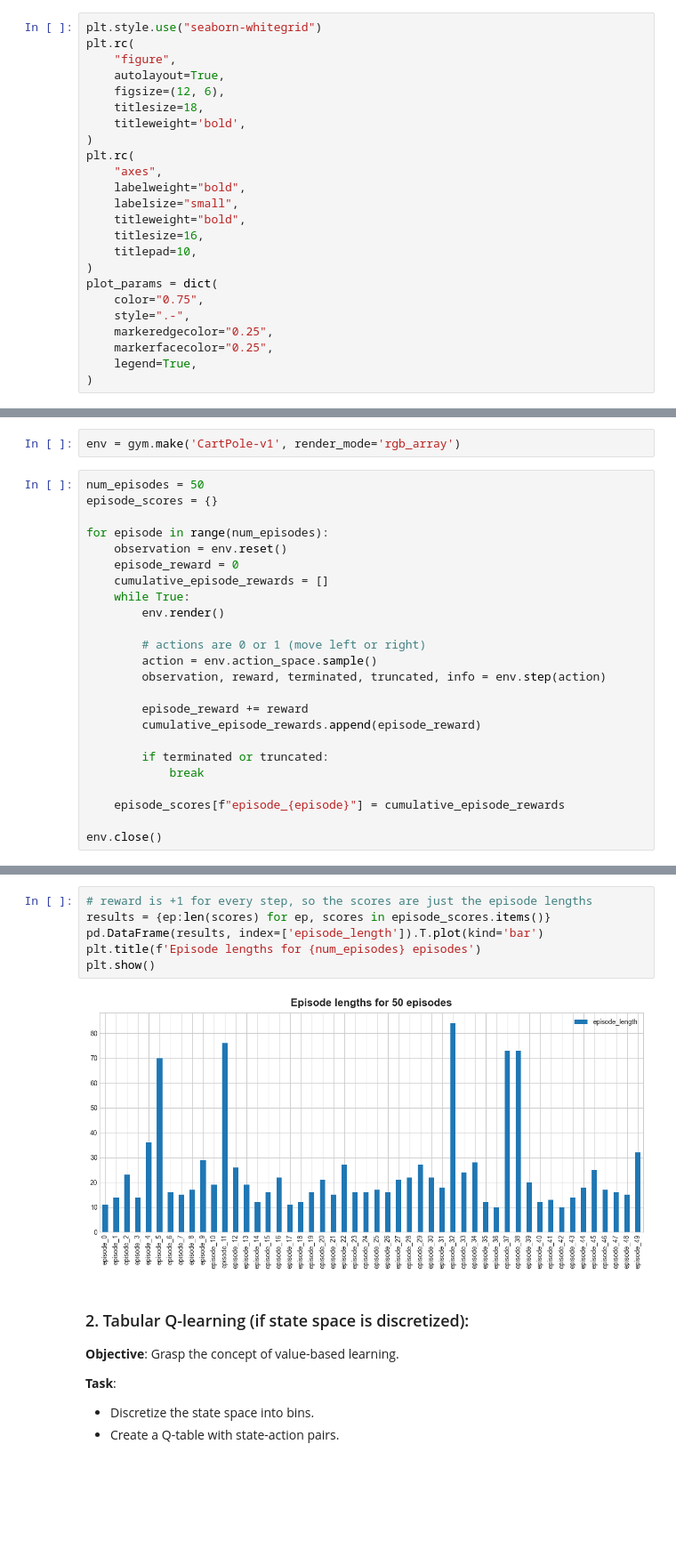
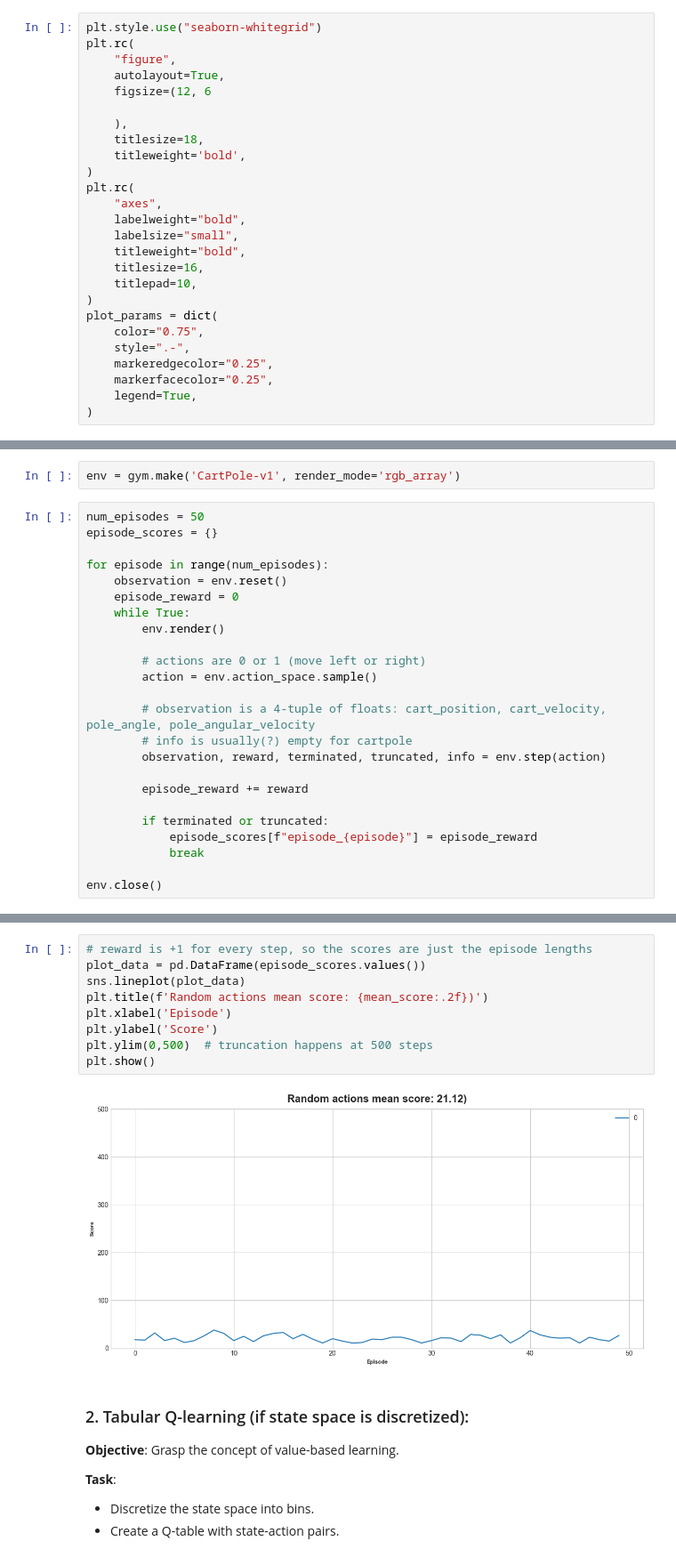
Before and after one commit to jjsmartin/rl-scratchpad, a Jupyter notebook: notebooks/cart_pole.ipynb, the cells around one changed output, grey strips where cells are left out. Shown: that part at 89% size. Cells and saved outputs as stored; diff of their text form; blank space fills up the shorter version.

```diff
--- a/notebooks/cart_pole.ipynb
+++ b/notebooks/cart_pole.ipynb
@@ -10,7 +10,9 @@ plt.style.use("seaborn-whitegrid")
 plt.rc(
     "figure",
     autolayout=True,
-    figsize=(12, 6),
+    figsize=(12, 6
+
+    ),
     titlesize=18,
     titleweight='bold',
 )
@@ -55,20 +57,20 @@ episode_scores = {}
 for episode in range(num_episodes):
     observation = env.reset()
     episode_reward = 0
-    cumulative_episode_rewards = []
     while True:
         env.render()
 
         # actions are 0 or 1 (move left or right)
         action = env.action_space.sample()
+
+        # observation is a 4-tuple of floats: cart_position, cart_velocity, pole_angle, pole_angular_velocity
+        # info is usually(?) empty for cartpole
         observation, reward, terminated, truncated, info = env.step(action)
 
         episode_reward += reward
-        cumulative_episode_rewards.append(episode_reward)
 
         if terminated or truncated:
+            episode_scores[f"episode_{episode}"] = episode_reward
             break
 
-    episode_scores[f"episode_{episode}"] = cumulative_episode_rewards
-
 env.close()
@@ -75,11 +80,14 @@ env.close()
 # %%
 # reward is +1 for every step, so the scores are just the episode lengths
-results = {ep:len(scores) for ep, scores in episode_scores.items()}
-pd.DataFrame(results, index=['episode_length']).T.plot(kind='bar')
-plt.title(f'Episode lengths for {num_episodes} episodes')
+plot_data = pd.DataFrame(episode_scores.values())
+sns.lineplot(plot_data)
+plt.title(f'Random actions mean score: {mean_score:.2f})')
+plt.xlabel('Episode')
+plt.ylabel('Score')
+plt.ylim(0,500)  # truncation happens at 500 steps
 plt.show()
 # %% [output]
-[figure, old version]
+[figure, new version]
 # %% [markdown]
 ### 2. Tabular Q-learning (if state space is discretized):
 
```
Also changed, not shown: parts of 13 cells of this notebook.
